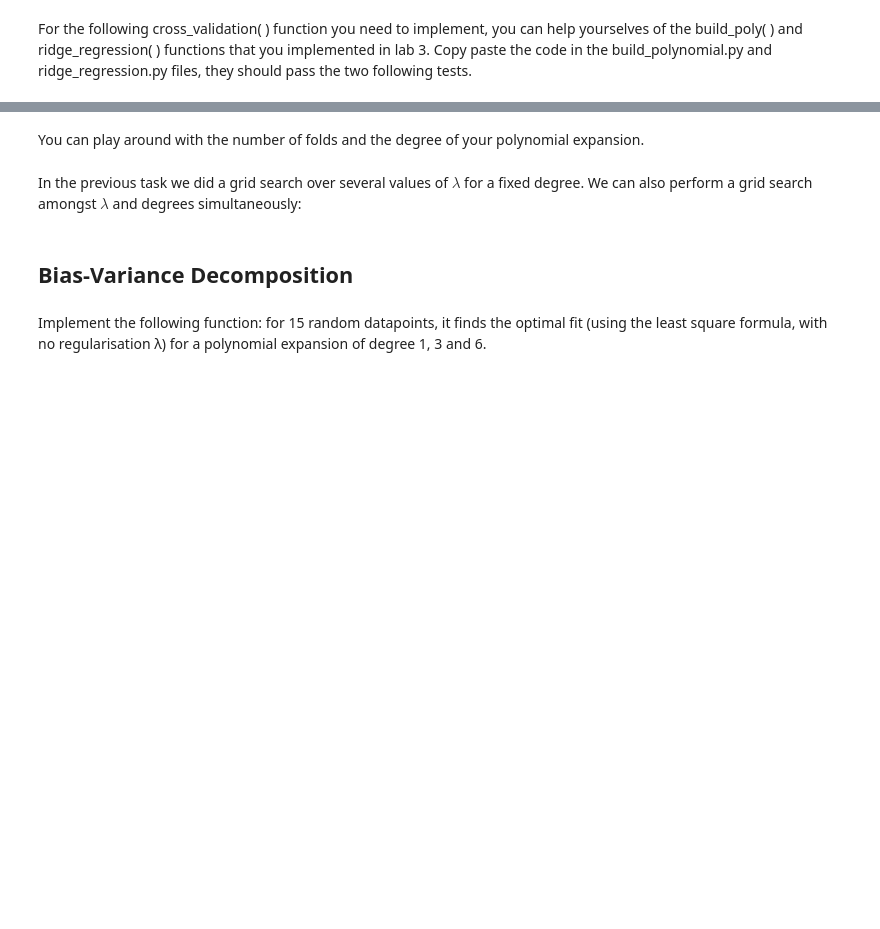
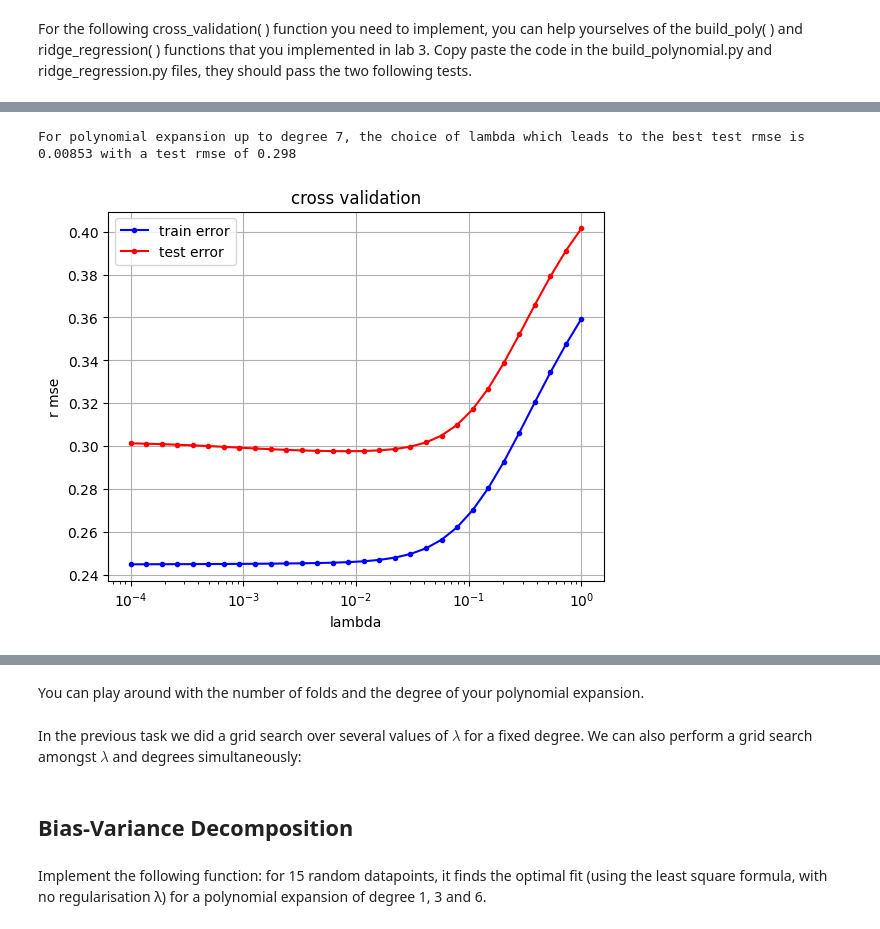
Before and after one commit to nutemmax/ML_course, a Jupyter notebook: labs/ex04/template/ex04.ipynb, the cells around one changed output, grey strips where cells are left out. Cells and saved outputs as stored; diff of their text form; code cells hidden in the pictures; blank space fills up the shorter version.

```diff
--- a/labs/ex04/template/ex04.ipynb
+++ b/labs/ex04/template/ex04.ipynb
@@ -73,23 +78,37 @@ def cross_validation(y, x, k_indices, k, lambda_, degree):
     # INSERT YOUR CODE HERE
     # get k'th subgroup in test, others in train: TODO
     # ***************************************************
-    raise NotImplementedError
+    te_idx = k_indices[k]
+    tr_idx = k_indices[np.arange(len(k_indices)) != k].reshape(-1)
+    x_tr, y_tr = x[tr_idx], y[tr_idx]
+    x_te, y_te = x[te_idx], y[te_idx]
+
     # ***************************************************
     # INSERT YOUR CODE HERE
     # form data with polynomial degree: TODO
     # ***************************************************
-    raise NotImplementedError
+    tx_tr = build_poly(x_tr, degree)
+    tx_te = build_poly(x_te, degree)
+
     # ***************************************************
     # INSERT YOUR CODE HERE
     # ridge regression: TODO
     # ***************************************************
-    raise NotImplementedError
+    w = ridge_regression(y_tr, tx_tr, lambda_)
+
     # ***************************************************
     # INSERT YOUR CODE HERE
     # calculate the loss for train and test data: TODO
     # ***************************************************
-    raise NotImplementedError
-    return loss_tr, loss_te
+    e_tr = y_tr - tx_tr @ w
+    mse_tr = float(e_tr.T @ e_tr) / (2 * len(y_tr))
+    loss_tr = np.sqrt(2 * mse_tr)
+
+    e_te = y_te - tx_te @ w
+    mse_te = float(e_te.T @ e_te) / (2 * len(y_te))
+    loss_te = np.sqrt(2 * mse_te)
+
+    return float(loss_tr), float(loss_te)
 # %%
 # can lead to a numerical error if you use an older version than Python 3.9
 test(cross_validation)
@@ -101,38 +131,52 @@ def cross_validation_demo(degree, k_fold, lambdas):
     """cross validation over regularisation parameter lambda.
 
     Args:
         degree: integer, degree of the polynomial expansion
         k_fold: integer, the number of folds
         lambdas: shape = (p, ) where p is the number of values of lambda to test
     Returns:
         best_lambda : scalar, value of the best lambda
         best_rmse : scalar, the associated root mean squared error for the best lambda
     """
 
     seed = 12
     degree = degree
     k_fold = k_fold
     lambdas = lambdas
     # split data in k fold
     k_indices = build_k_indices(y, k_fold, seed)
     # define lists to store the loss of training data and test data
     rmse_tr = []
     rmse_te = []
-    # ***************************************************
-    # INSERT YOUR CODE HERE
-    # cross validation over lambdas: TODO
-    # ***************************************************
-    raise NotImplementedError
+
+    # cross validation over lambdas
+    for lambda_ in lambdas:
+        fold_tr = []
+        fold_te = []
+        for k in range(k_fold):
+            loss_tr, loss_te = cross_validation(y, x, k_indices, k, lambda_, degree)
+            fold_tr.append(loss_tr)
+            fold_te.append(loss_te)
+        rmse_tr.append(np.mean(fold_tr))
+        rmse_te.append(np.mean(fold_te))
+
+    # find best lambda = argmin test error
+    best_idx = np.argmin(rmse_te)
+    best_lambda = lambdas[best_idx]
+    best_rmse = rmse_te[best_idx]
 
     cross_validation_visualization(lambdas, rmse_tr, rmse_te)
     print(
         "For polynomial expansion up to degree %.f, the choice of lambda which leads to the best test rmse is %.5f with a test rmse of %.3f"
         % (degree, best_lambda, best_rmse)
     )
     return best_lambda, best_rmse
 
 
 best_lambda, best_rmse = cross_validation_demo(7, 4, np.logspace(-4, 0, 30))
+# %% [output]
+For polynomial expansion up to degree 7, the choice of lambda which leads to the best test rmse is 0.00853 with a test rmse of 0.298
+[figure, added]
 # %% [markdown]
 Your output should look like this for seed = 12, degree = 7 and k_fold = 4:
 
```
Also changed, not shown: parts of 6 cells of this notebook, 2 other files.
